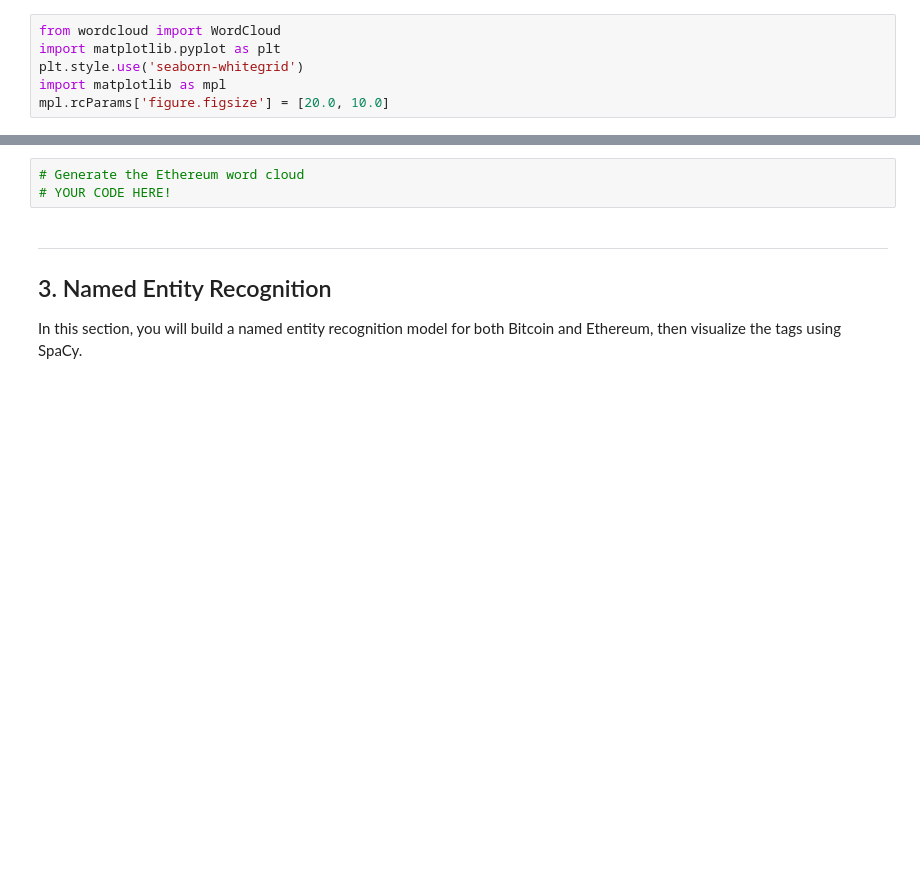
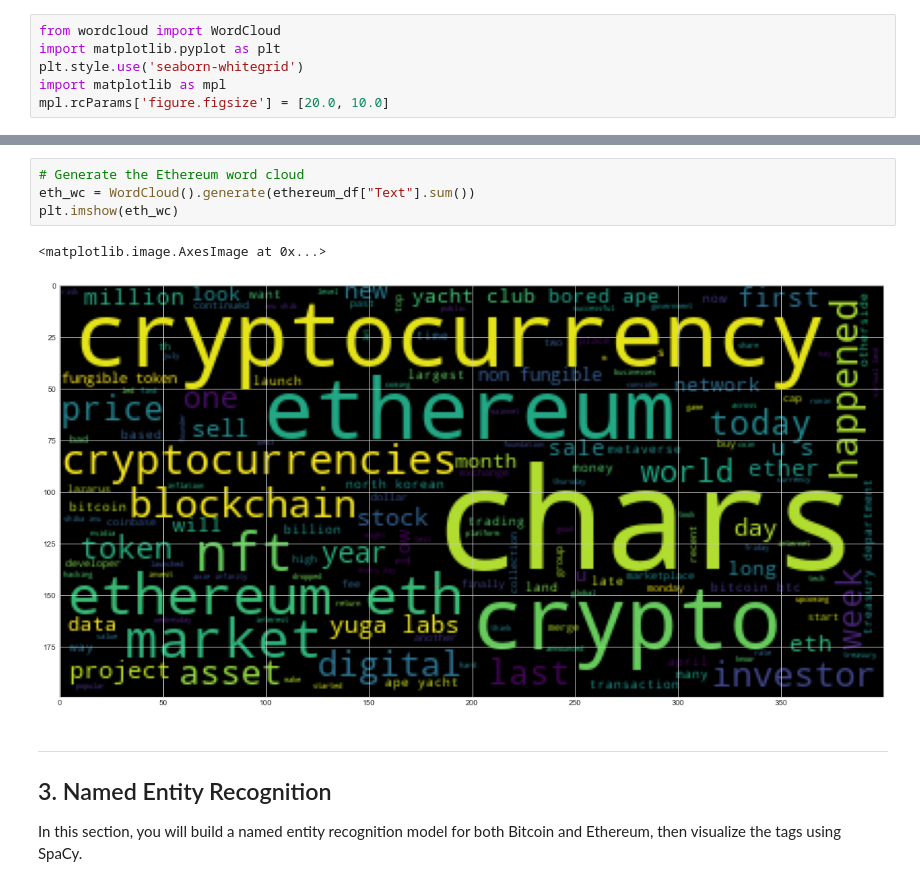
Before and after one commit to aaargyrou/NLP--BTC-ETH, a Jupyter notebook: Code/crypto_sentiment.ipynb, the cells around one changed output, grey strips where cells are left out. Saved outputs shown, nothing was run; the diff lists cells and outputs as text; blank space fills up the shorter version.

```diff
--- a/Code/crypto_sentiment.ipynb
+++ b/Code/crypto_sentiment.ipynb
@@ -292,6 +336,10 @@ mpl.rcParams['figure.figsize'] = [20.0, 10.0]
 # %%
 # Generate the Ethereum word cloud
-# YOUR CODE HERE!
+eth_wc = WordCloud().generate(ethereum_df["Text"].sum())
+plt.imshow(eth_wc)
+# %% [output]
+<matplotlib.image.AxesImage at 0x...>
+[figure, added]
 # %% [markdown]
 ---
 ## 3. Named Entity Recognition
```
Also changed, not shown: parts of 23 cells of this notebook.
